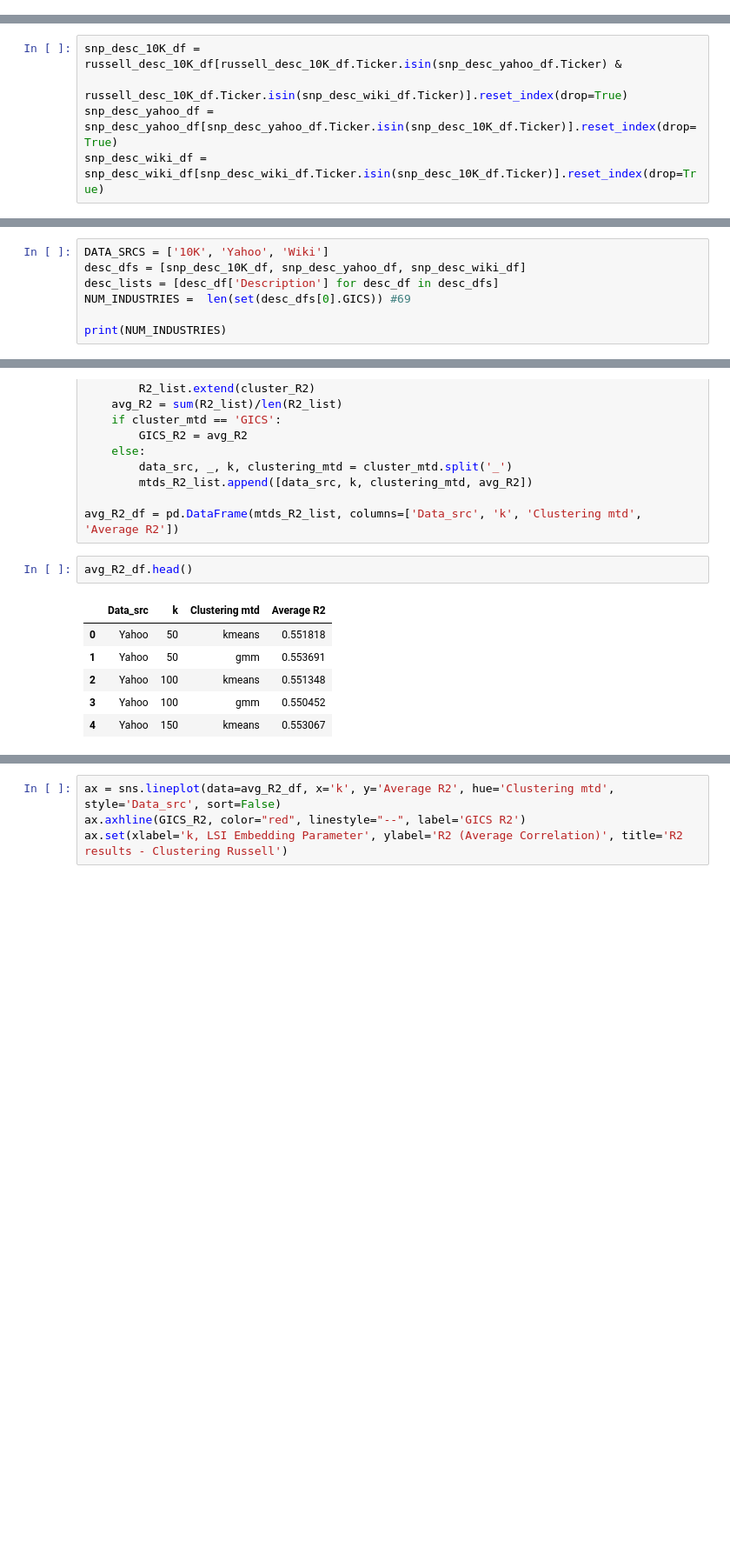
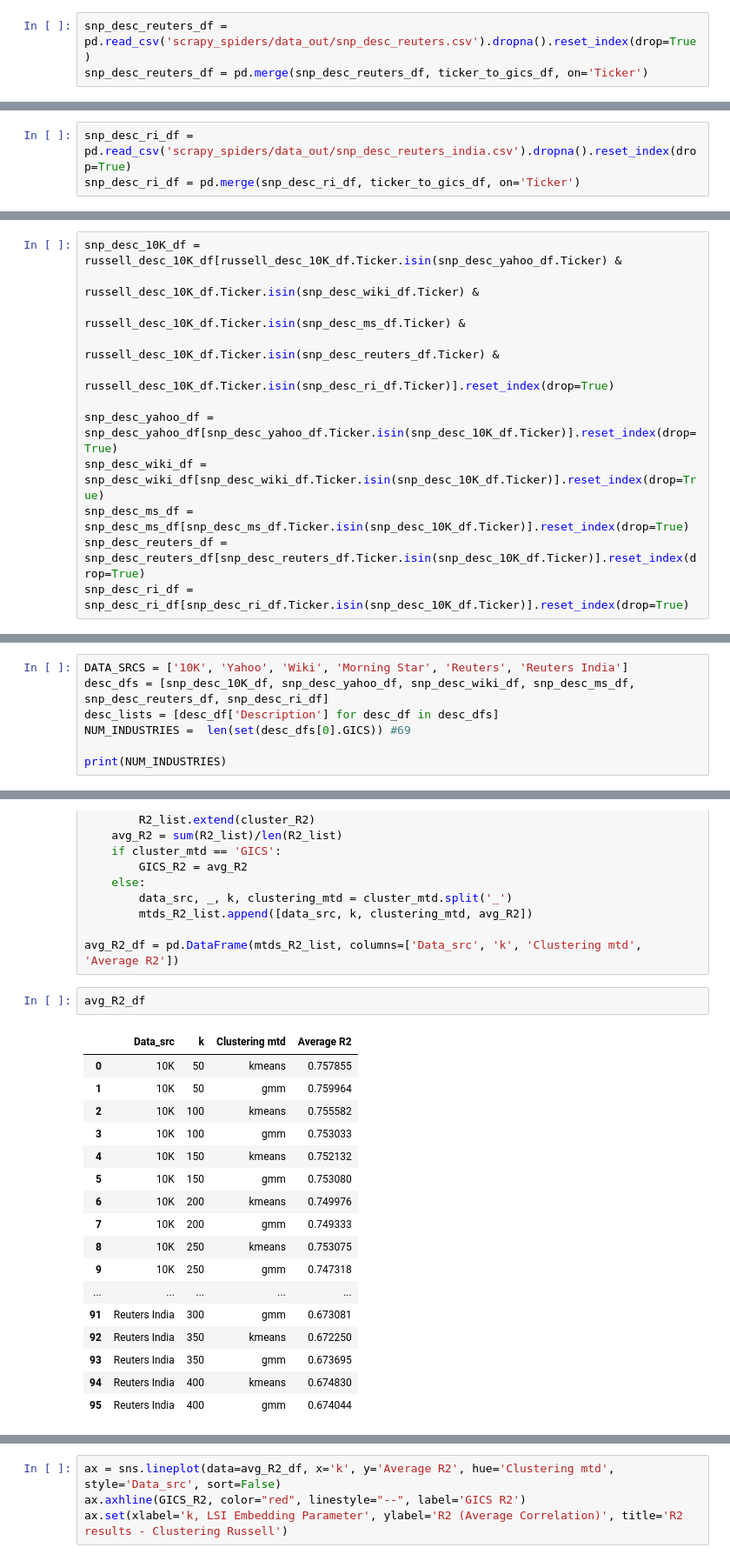
Before and after one commit to Sivalavida/Text-based-Industry-Classification, a Jupyter notebook: LSI Word Embedding.ipynb, the cells around one changed output, grey strips where cells are left out. Shown at 87% size. Drawn from its saved outputs; the diff is of its cells as text; blank space fills up the shorter version.

```diff
--- a/LSI Word Embedding.ipynb
+++ b/LSI Word Embedding.ipynb
@@ -207,0 +268,3 @@ snp_desc_yahoo_df[~snp_desc_yahoo_df.Ticker.isin(snp_desc_wiki_df.Ticker)]
+# %%
+snp_desc_reuters_df = pd.read_csv('scrapy_spiders/data_out/snp_desc_reuters.csv').dropna().reset_index(drop=True)
+snp_desc_reuters_df = pd.merge(snp_desc_reuters_df, ticker_to_gics_df, on='Ticker')
@@ -207,0 +300,3 @@ snp_desc_yahoo_df[~snp_desc_yahoo_df.Ticker.isin(snp_desc_wiki_df.Ticker)]
+# %%
+snp_desc_ri_df = pd.read_csv('scrapy_spiders/data_out/snp_desc_reuters_india.csv').dropna().reset_index(drop=True)
+snp_desc_ri_df = pd.merge(snp_desc_ri_df, ticker_to_gics_df, on='Ticker')
@@ -304,9 +427,16 @@ russell_desc_wiki_df.Description.iloc[100]
 ### Snp Filtering
 # %%
 snp_desc_10K_df = russell_desc_10K_df[russell_desc_10K_df.Ticker.isin(snp_desc_yahoo_df.Ticker) &
-                                      russell_desc_10K_df.Ticker.isin(snp_desc_wiki_df.Ticker)].reset_index(drop=True)
+                                      russell_desc_10K_df.Ticker.isin(snp_desc_wiki_df.Ticker) &
+                                      russell_desc_10K_df.Ticker.isin(snp_desc_ms_df.Ticker) &
+                                      russell_desc_10K_df.Ticker.isin(snp_desc_reuters_df.Ticker) &
+                                      russell_desc_10K_df.Ticker.isin(snp_desc_ri_df.Ticker)].reset_index(drop=True)
+
 snp_desc_yahoo_df = snp_desc_yahoo_df[snp_desc_yahoo_df.Ticker.isin(snp_desc_10K_df.Ticker)].reset_index(drop=True)
 snp_desc_wiki_df = snp_desc_wiki_df[snp_desc_wiki_df.Ticker.isin(snp_desc_10K_df.Ticker)].reset_index(drop=True)
+snp_desc_ms_df = snp_desc_ms_df[snp_desc_ms_df.Ticker.isin(snp_desc_10K_df.Ticker)].reset_index(drop=True)
+snp_desc_reuters_df = snp_desc_reuters_df[snp_desc_reuters_df.Ticker.isin(snp_desc_10K_df.Ticker)].reset_index(drop=True)
+snp_desc_ri_df = snp_desc_ri_df[snp_desc_ri_df.Ticker.isin(snp_desc_10K_df.Ticker)].reset_index(drop=True)
 # %% [markdown]
 ### Russell Filtering
 # %%
@@ -361,8 +490,8 @@ print(russell_desc_yahoo_df.shape)
 # %% [markdown]
 # Global Vars: Tickers, Description, Classifier to be used
 # %%
-DATA_SRCS = ['10K', 'Yahoo', 'Wiki']
-desc_dfs = [snp_desc_10K_df, snp_desc_yahoo_df, snp_desc_wiki_df]
+DATA_SRCS = ['10K', 'Yahoo', 'Wiki', 'Morning Star', 'Reuters', 'Reuters India']
+desc_dfs = [snp_desc_10K_df, snp_desc_yahoo_df, snp_desc_wiki_df, snp_desc_ms_df, snp_desc_reuters_df, snp_desc_ri_df]
 desc_lists = [desc_df['Description'] for desc_df in desc_dfs]
 NUM_INDUSTRIES =  len(set(desc_dfs[0].GICS)) #69
 
@@ -998,12 +1095,23 @@ for cluster_mtd in tqdm(all_cluster_filtered.columns):
 
 avg_R2_df = pd.DataFrame(mtds_R2_list, columns=['Data_src', 'k', 'Clustering mtd', 'Average R2'])
 # %%
-avg_R2_df.head()
+avg_R2_df
 # %% [output]
 |  | Data_src | k | Clustering mtd | Average R2 |
-| 0 | Yahoo | 50 | kmeans | 0.551818 |
-| 1 | Yahoo | 50 | gmm | 0.553691 |
-| 2 | Yahoo | 100 | kmeans | 0.551348 |
-| 3 | Yahoo | 100 | gmm | 0.550452 |
-| 4 | Yahoo | 150 | kmeans | 0.553067 |
+| 0 | 10K | 50 | kmeans | 0.757855 |
+| 1 | 10K | 50 | gmm | 0.759964 |
+| 2 | 10K | 100 | kmeans | 0.755582 |
+| 3 | 10K | 100 | gmm | 0.753033 |
+| 4 | 10K | 150 | kmeans | 0.752132 |
+| 5 | 10K | 150 | gmm | 0.753080 |
+| 6 | 10K | 200 | kmeans | 0.749976 |
+| 7 | 10K | 200 | gmm | 0.749333 |
+| 8 | 10K | 250 | kmeans | 0.753075 |
+| 9 | 10K | 250 | gmm | 0.747318 |
+| ... | ... | ... | ... | ... |
+| 91 | Reuters India | 300 | gmm | 0.673081 |
+| 92 | Reuters India | 350 | kmeans | 0.672250 |
+| 93 | Reuters India | 350 | gmm | 0.673695 |
+| 94 | Reuters India | 400 | kmeans | 0.674830 |
+| 95 | Reuters India | 400 | gmm | 0.674044 |
 # %%
```
Also changed, not shown: parts of 60 cells of this notebook, 3 other files.
